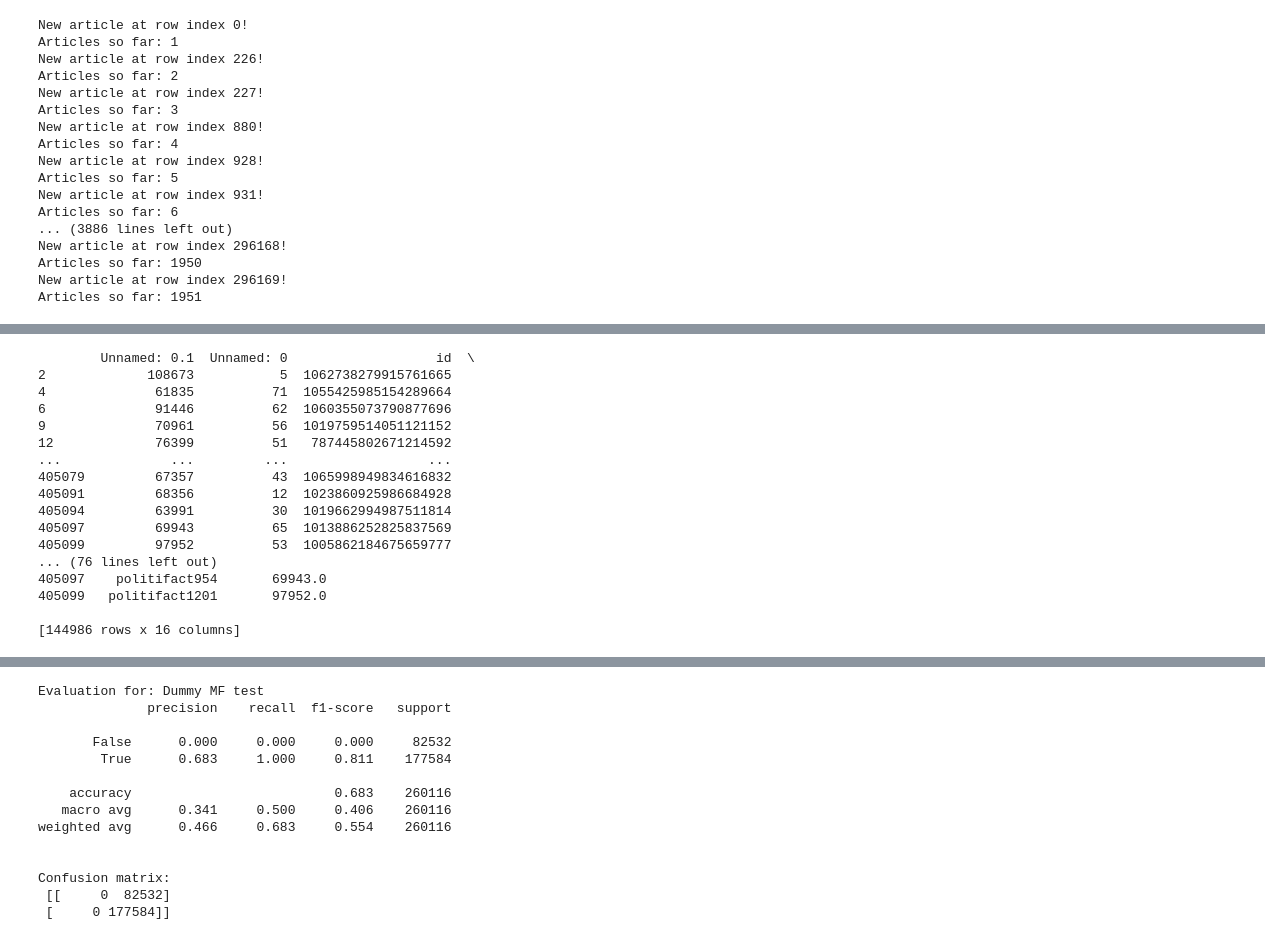
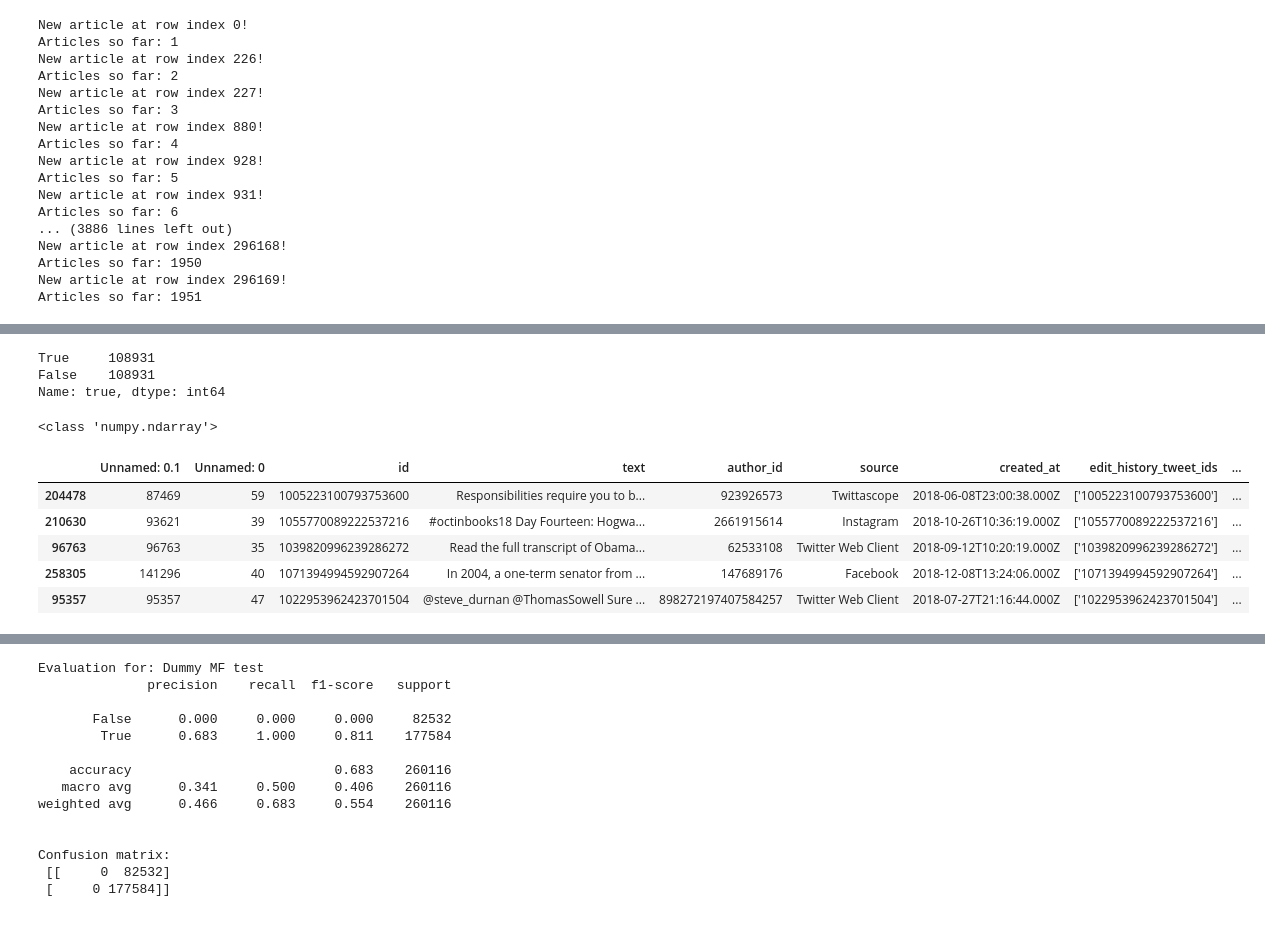
Before and after one commit to xid-er/Fake-News-Detection, a Jupyter notebook: src/helpers.ipynb, the cells around one changed output, grey strips where cells are left out. Drawn from its saved outputs; the diff is of its cells as text; code cells hidden in the pictures.

Commit message:
Fix imbalanced data, take note of results

```diff
--- a/src/helpers.ipynb
+++ b/src/helpers.ipynb
@@ -294,49 +261,59 @@ df = pd.concat([fake_df, real_df])
+# %%
+# Fix imbalanced data
+# https://elitedatascience.com/imbalanced-classes
+
+from sklearn.utils import resample
+
+# Separate majority and minority classes
+df_majority = df[df.true==True]
+df_minority = df[df.true==False]
+
+# Downsample majority class
+df_majority_downsampled = resample(df_majority,
+                                 replace=False,    # sample without replacement
+                                 n_samples=len(df_minority),     # to match minority class
+                                 random_state=123) # reproducible results
+
+# Combine minority class with downsampled majority class
+df_downsampled = pd.concat([df_majority_downsampled, df_minority])
+
+# Display new class counts
+df_downsampled.true.value_counts()
+# %% [output]
+True     108931
+False    108931
+Name: true, dtype: int64
 # %%
 #https://stackoverflow.com/questions/61337373/split-on-train-and-test-separating-by-group
-# from sklearn.model_selection import GroupShuffleSplit
+#from sklearn.model_selection import GroupShuffleSplit
 
-X = df.drop(labels='true', axis=1)
-y = df.true
+# Update df to the downsampled one
 
+X = df_downsampled.drop(labels='true', axis=1)
+y = df_downsampled.true
+
+
+# Split in training/testing data but in a way that Tweets referring to the same article don't appear in both datasets
 gs = GroupShuffleSplit(n_splits=2, test_size=.6, random_state=0)
 train_ix, test_ix = next(gs.split(X, y, groups=X.article_id))
 
-X_train = X.loc[train_ix]
-y_train = y.loc[train_ix]
+print(type(train_ix))
 
-X_test = X.loc[test_ix]
-y_test = y.loc[test_ix]
+X_train = X.iloc[train_ix]
+y_train = y.iloc[train_ix]
 
-print(X_train)
+X_test = X.iloc[test_ix]
+y_test = y.iloc[test_ix]
 
-# TRAIN_TEST_SPLIT_PERC = 0.75
-# uniques = df["article_id"].unique()
-# sep = int(len(uniques) * TRAIN_TEST_SPLIT_PERC)
-# df = df.sample(frac=1).reset_index(drop=True) #For shuffling your data
-# train_ids, test_ids = uniques[:sep], uniques[sep:]
-# train_df, test_df = df[df.id.isin(train_ids)], df[df.id.isin(test_ids)]
-
-
-# print("\nTRAIN DATAFRAME\n", train_df)
-# print("\nTEST DATAFRAME\n", test_df)
+X_train.head()
 # %% [output]
-        Unnamed: 0.1  Unnamed: 0                   id  \
-2             108673           5  1062738279915761665
-4              61835          71  1055425985154289664
-6              91446          62  1060355073790877696
-9              70961          56  1019759514051121152
-12             76399          51   787445802671214592
-...              ...         ...                  ...
-405079         67357          43  1065998949834616832
-405091         68356          12  1023860925986684928
-405094         63991          30  1019662994987511814
-405097         69943          65  1013886252825837569
-405099         97952          53  1005862184675659777
-... (76 lines left out)
-405097    politifact954       69943.0
-405099   politifact1201       97952.0
-
-[144986 rows x 16 columns]
+<class 'numpy.ndarray'>
+|  | Unnamed: 0.1 | Unnamed: 0 | id | text | author_id | source | created_at | edit_history_tweet_ids | ... |
+| 204478 | 87469 | 59 | 1005223100793753600 | Responsibilities require you to b... | 923926573 | Twittascope | 2018-06-08T23:00:38.000Z | ['1005223100793753600'] | ... |
+| 210630 | 93621 | 39 | 1055770089222537216 | #octinbooks18 Day Fourteen: Hogwa... | 2661915614 | Instagram | 2018-10-26T10:36:19.000Z | ['1055770089222537216'] | ... |
+| 96763 | 96763 | 35 | 1039820996239286272 | Read the full transcript of Obama... | 62533108 | Twitter Web Client | 2018-09-12T10:20:19.000Z | ['1039820996239286272'] | ... |
+| 258305 | 141296 | 40 | 1071394994592907264 | In 2004, a one-term senator from ... | 147689176 | Facebook | 2018-12-08T13:24:06.000Z | ['1071394994592907264'] | ... |
+| 95357 | 95357 | 47 | 1022953962423701504 | @steve_durnan @ThomasSowell Sure ... | 898272197407584257 | Twitter Web Client | 2018-07-27T21:16:44.000Z | ['1022953962423701504'] | ... |
 # %%
 X_train["article_id"].value_counts()
 # %% [output]
```
Also changed, not shown: parts of 6 cells of this notebook, 4 other files.
